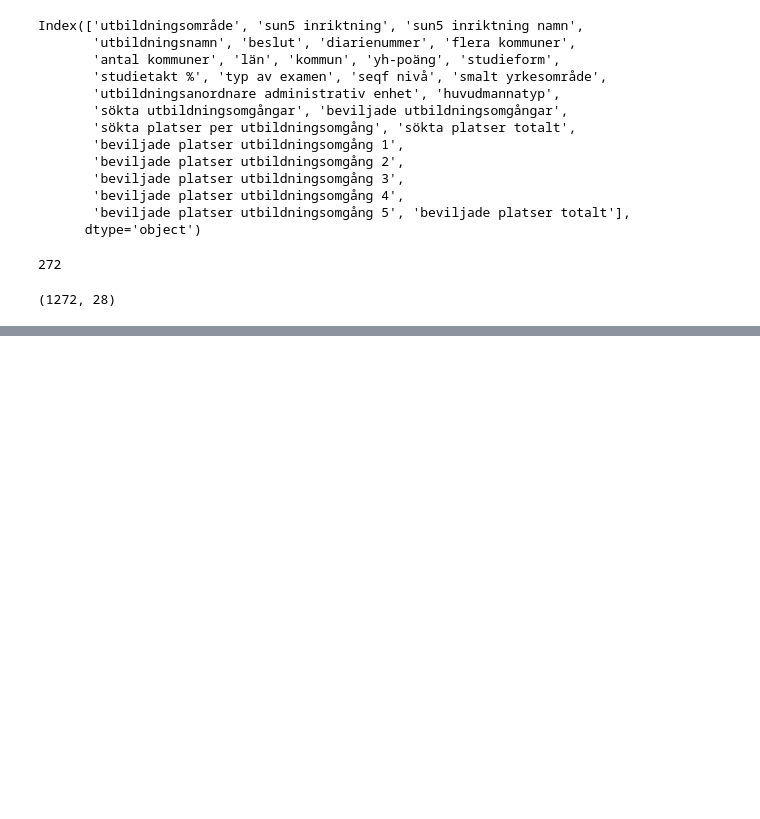
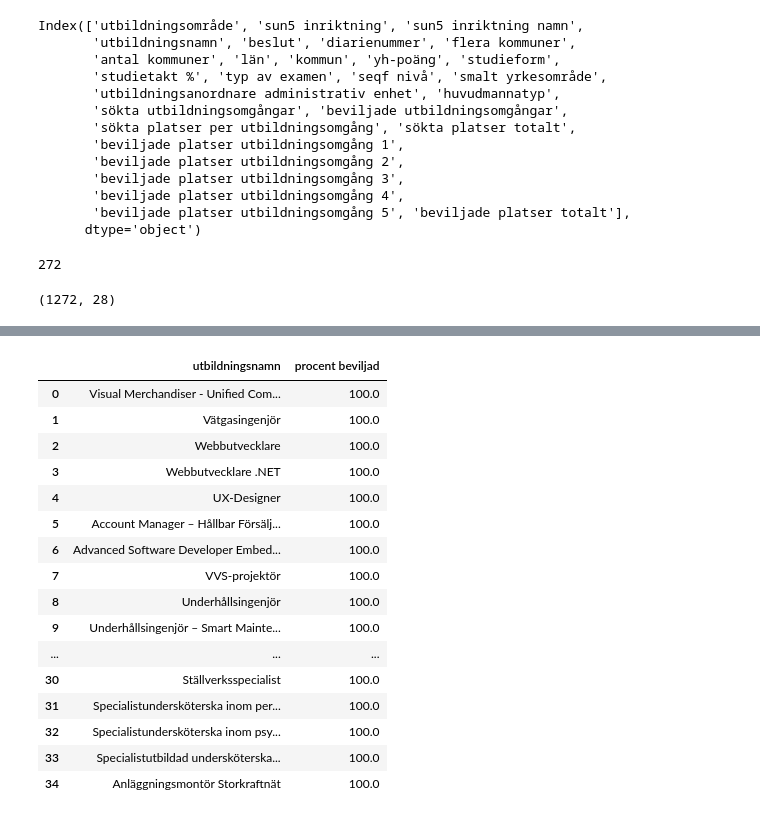
Before and after one commit to MarcusArdenstedt/data_platforms_Marcus_Ericsson_DE24, a Jupyter notebook: exercises/exercise_4_postgres/ex_1/eda.ipynb, the cells around one changed output, grey strips where cells are left out. Saved outputs shown, nothing was run; the diff lists cells and outputs as text; code cells hidden in the pictures; blank space fills up the shorter version.

```diff
--- a/exercises/exercise_4_postgres/ex_1/eda.ipynb
+++ b/exercises/exercise_4_postgres/ex_1/eda.ipynb
@@ -60,0 +239,23 @@ df.shape
+# %%
+df["beslut"] = df["beslut"].str.strip()
+df["beslut"] = df["beslut"].astype(str)
+
+df.groupby("utbildningsnamn").apply(lambda x: 100.0 * (x["beslut"] == "Beviljad").sum() / float(x["beslut"].count())).sort_values(ascending=False).reset_index(name="procent beviljad").head(35)
+# %% [output]
+|  | utbildningsnamn | procent beviljad |
+| 0 | Visual Merchandiser - Unified Com... | 100.0 |
+| 1 | Vätgasingenjör | 100.0 |
+| 2 | Webbutvecklare | 100.0 |
+| 3 | Webbutvecklare .NET | 100.0 |
+| 4 | UX-Designer | 100.0 |
+| 5 | Account Manager – Hållbar Försälj... | 100.0 |
+| 6 | Advanced Software Developer Embed... | 100.0 |
+| 7 | VVS-projektör | 100.0 |
+| 8 | Underhållsingenjör | 100.0 |
+| 9 | Underhållsingenjör – Smart Mainte... | 100.0 |
+| ... | ... | ... |
+| 30 | Ställverksspecialist | 100.0 |
+| 31 | Specialistundersköterska inom per... | 100.0 |
+| 32 | Specialistundersköterska inom psy... | 100.0 |
+| 33 | Specialistutbildad undersköterska... | 100.0 |
+| 34 | Anläggningsmontör Storkraftnät | 100.0 |
```
Also changed, not shown: parts of 18 cells of this notebook, 1 other file.
